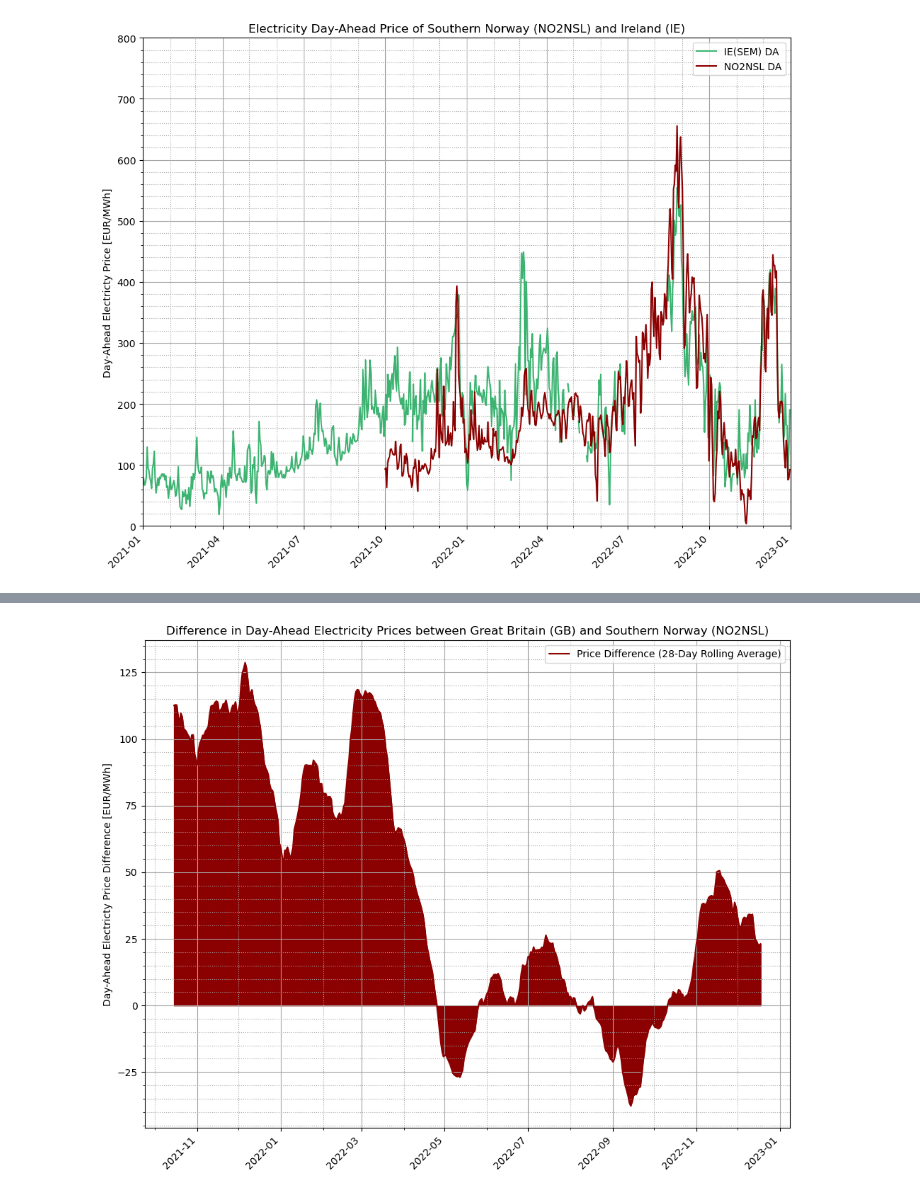
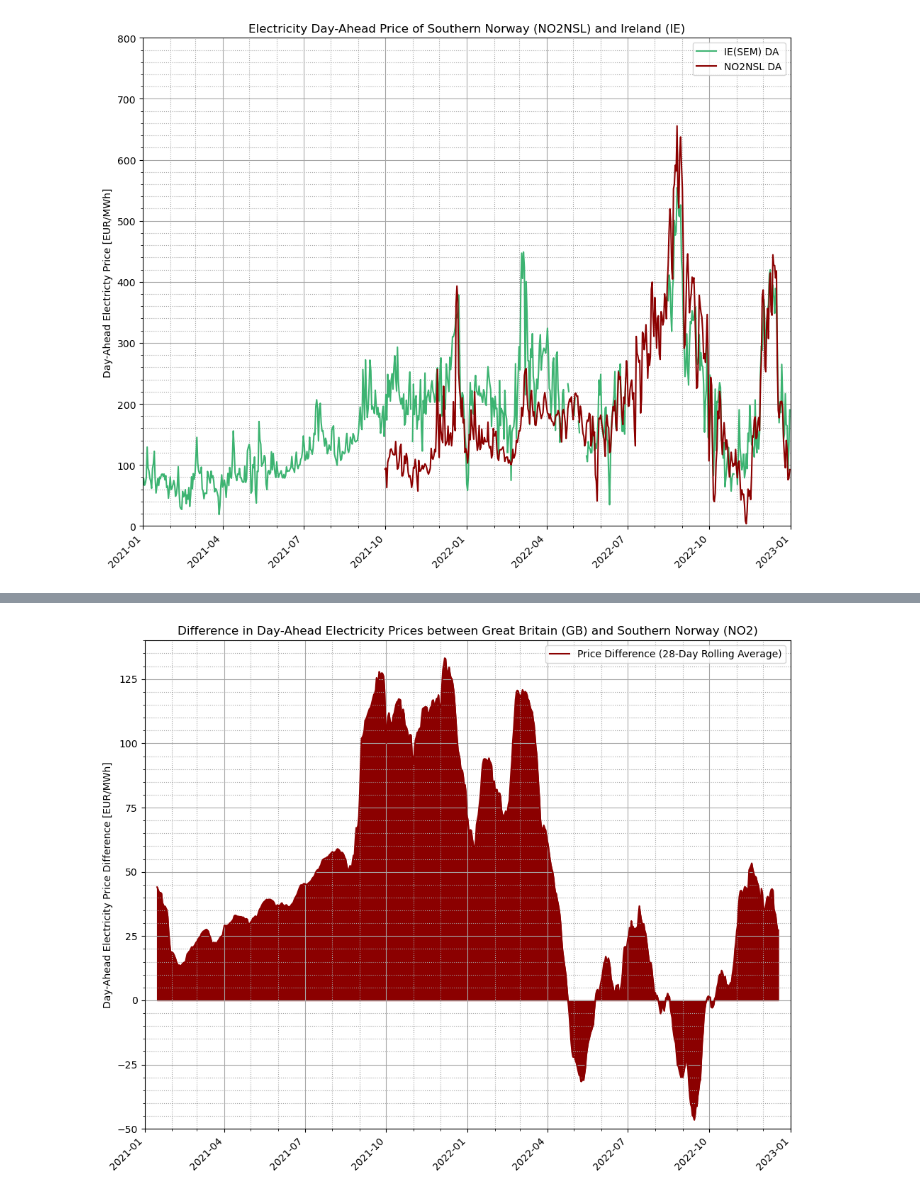
Before and after one commit to jsap2000/UK-Electricity-Pricing-Solutions, a Jupyter notebook: BZ_Comparison_20210101-20221231.ipynb, the cells around one changed output, grey strips where cells are left out. Drawn from its saved outputs; the diff is of its cells as text; code cells hidden in the pictures.

Commit message:
Udating graphs and changing NO2NSL to NO2 for most statistics

```diff
--- a/BZ_Comparison_20210101-20221231.ipynb
+++ b/BZ_Comparison_20210101-20221231.ipynb
@@ -21,11 +22,12 @@ Comp["BE"] = BZBE.iloc[:,1]
 Comp["IE(SEM)"] = BZIE.iloc[:,1]
 Comp["NL"] = BZNL.iloc[:,1]
 Comp["NO2NSL"] = BZNO2NSL.iloc[:,1]
+Comp["NO2"] = BZNO2.iloc[:,1]
 Comp["FR"] = BZFR.iloc[:,1]
 
 Comp["Date"] = pd.date_range(start="1/1/2021", periods=730, freq="D")
 
-NewOrder = ["Date", "GB", "IE(SEM)", "NO2NSL", "FR", "BE", "NL"]
+NewOrder = ["Date", "GB", "IE(SEM)", "NO2NSL", "NO2", "FR", "BE", "NL"]
 
 Comp = Comp.reindex(columns=NewOrder)
 
@@ -200,11 +269,13 @@ import matplotlib.ticker as ticker
 
 AvgComp2 = pd.DataFrame({"Date": pd.date_range(start="1/1/2021", periods=730, freq="D")})
 
-Scand = pd.DataFrame({"NO2NSL": BZNO2NSL.iloc[:,1]})
+Scand = pd.DataFrame({"NO2NSL": BZNO2NSL.iloc[:,1],
+                      "NO2": BZNO2.iloc[:,1]})
 
 AvgComp2['GB Rolling'] = Comp['GB'].rolling(28, center=True).mean()
-AvgComp2['NO2NSL Rolling'] = Scand['NO2NSL'].rolling(28,  center=True).mean()
-AvgComp2['GB and NO2NSL Difference'] = AvgComp2['GB Rolling'] - AvgComp2['NO2NSL Rolling']
+#AvgComp2['NO2NSL Rolling'] = Scand['NO2NSL'].rolling(28,  center=True).mean()
+AvgComp2['NO2 Rolling'] = Scand['NO2'].rolling(28,  center=True).mean()
+AvgComp2['GB and NO2 Difference'] = AvgComp2['GB Rolling'] - AvgComp2['NO2 Rolling']
 
 print(AvgComp2.head(730).to_string())
 
@@ -212,11 +283,11 @@ fig, ax = plt.subplots()
 fig.set_figheight(8)
 fig.set_figwidth(10)
 
-plt.title('Difference in Day-Ahead Electricity Prices between Great Britain (GB) and Southern Norway (NO2NSL)')
-plt.ylabel('Day-Ahead Electricty Price Difference [EUR/MWh]')
+plt.title('Difference in Day-Ahead Electricity Prices between Great Britain (GB) and Southern Norway (NO2)')
+plt.ylabel('Day-Ahead Electricity Price Difference [EUR/MWh]')
 
-ax.plot(AvgComp2["Date"], AvgComp2["GB and NO2NSL Difference"], color="darkred", label="Price Difference (28-Day Rolling Average)")
-plt.fill_between(AvgComp2["Date"], AvgComp2["GB and NO2NSL Difference"], color="darkred")
+ax.plot(AvgComp2["Date"], AvgComp2["GB and NO2 Difference"], color="darkred", label="Price Difference (28-Day Rolling Average)")
+plt.fill_between(AvgComp2["Date"], AvgComp2["GB and NO2 Difference"], color="darkred")
 
 
 plt.legend()
@@ -231,6 +302,9 @@ ax.xaxis.set_minor_formatter(mdates.DateFormatter(""))
 
 print(ax.get_xlim())
 
+plt.xlim(18628, 19358)
+plt.ylim(-50, 140)
+
 plt.tick_params(axis='x', which='major', labelsize=10)
 plt.xticks(rotation=45, ha='right')
 plt.tight_layout()
@@ -257,4 +331,4 @@ plt.show()
-[figure, old version]
+[figure, new version]
 # %%
 from matplotlib.ticker import MultipleLocator
 import matplotlib.pyplot as plt
```
Also changed, not shown: parts of 9 cells of this notebook, 3 other files.
